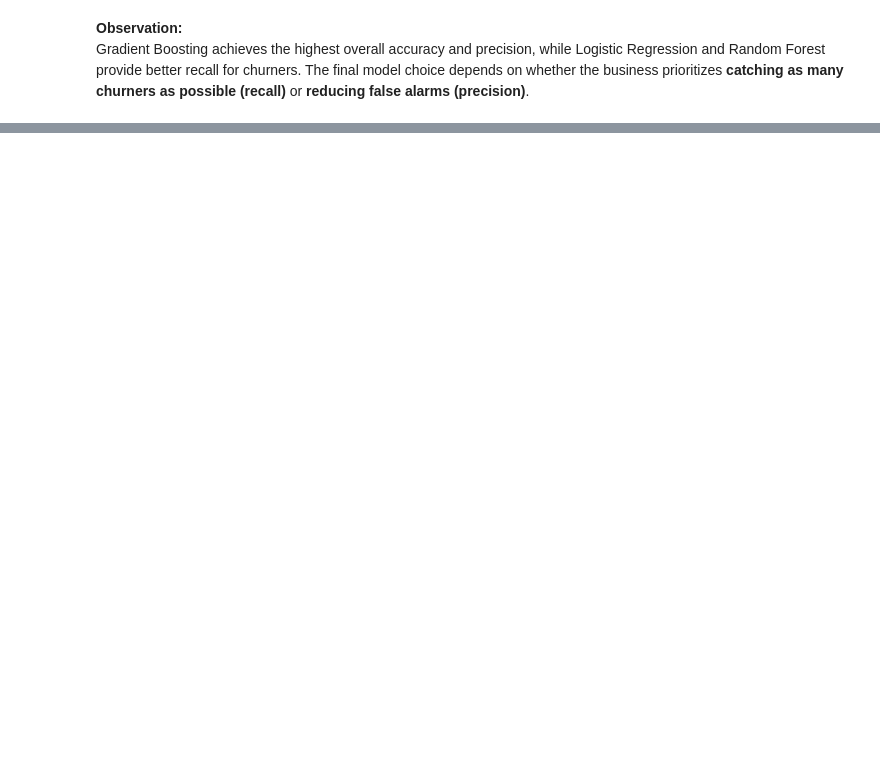
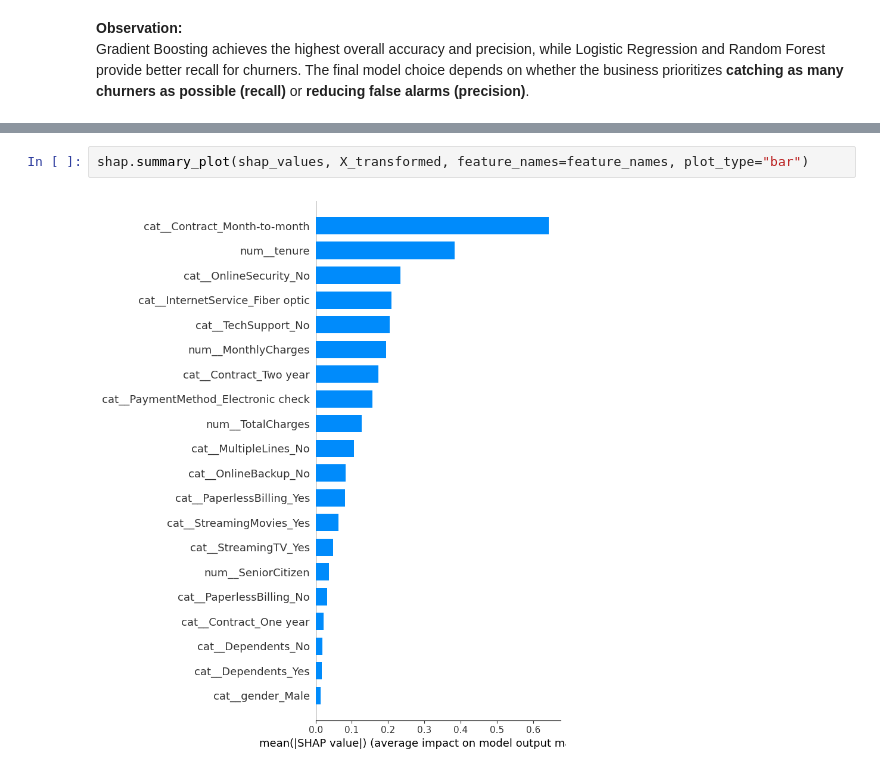
Before and after one commit to TarandeepKalra/customer-churn-model-comparison, a Jupyter notebook: model_comparison_churn.ipynb, the cells around one changed output, grey strips where cells are left out. Drawn from its saved outputs; the diff is of its cells as text; blank space fills up the shorter version.

```diff
--- a/model_comparison_churn.ipynb
+++ b/model_comparison_churn.ipynb
@@ -498,0 +534,4 @@ provide better recall for churners. The final model choice depends on whether th
+# %%
+shap.summary_plot(shap_values, X_transformed, feature_names=feature_names, plot_type="bar")
+# %% [output]
+[figure, added]
```
Also changed, not shown: parts of 20 cells of this notebook, 4 other files.
